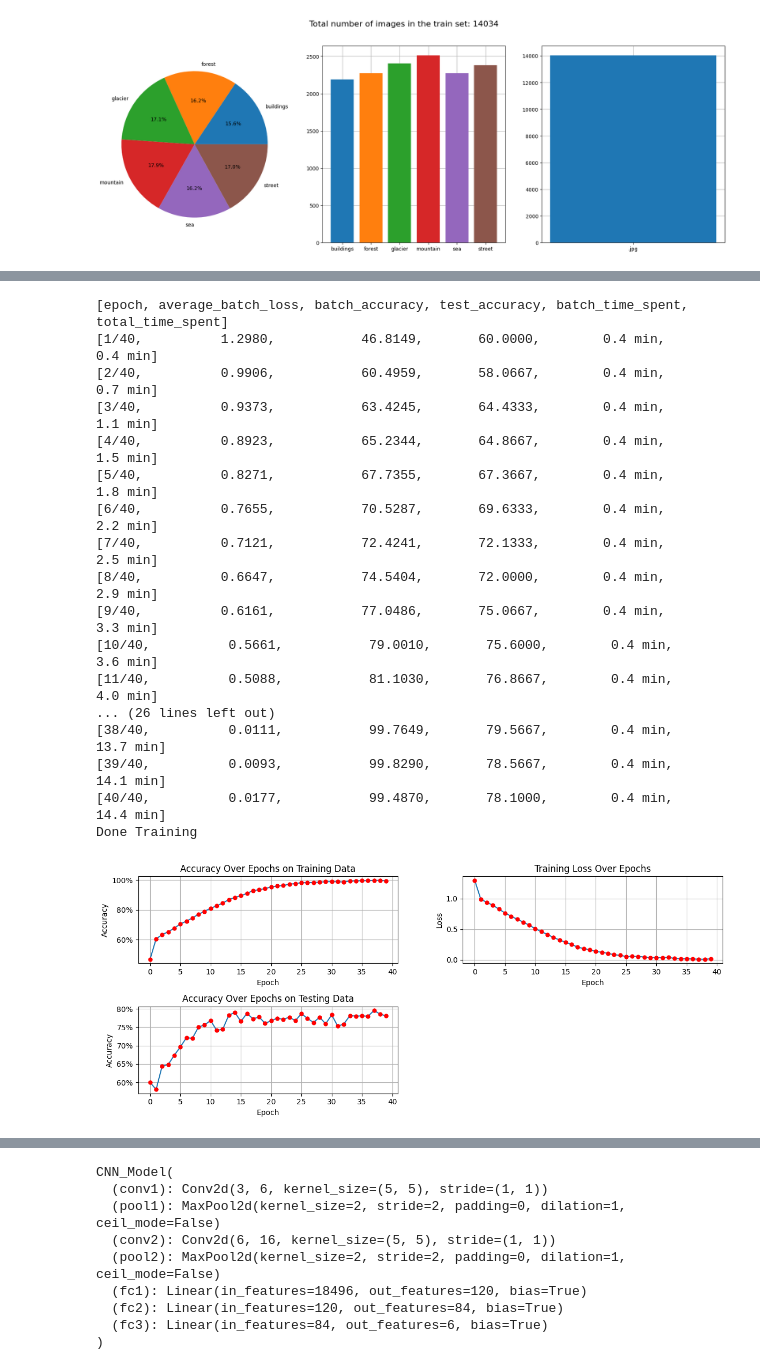
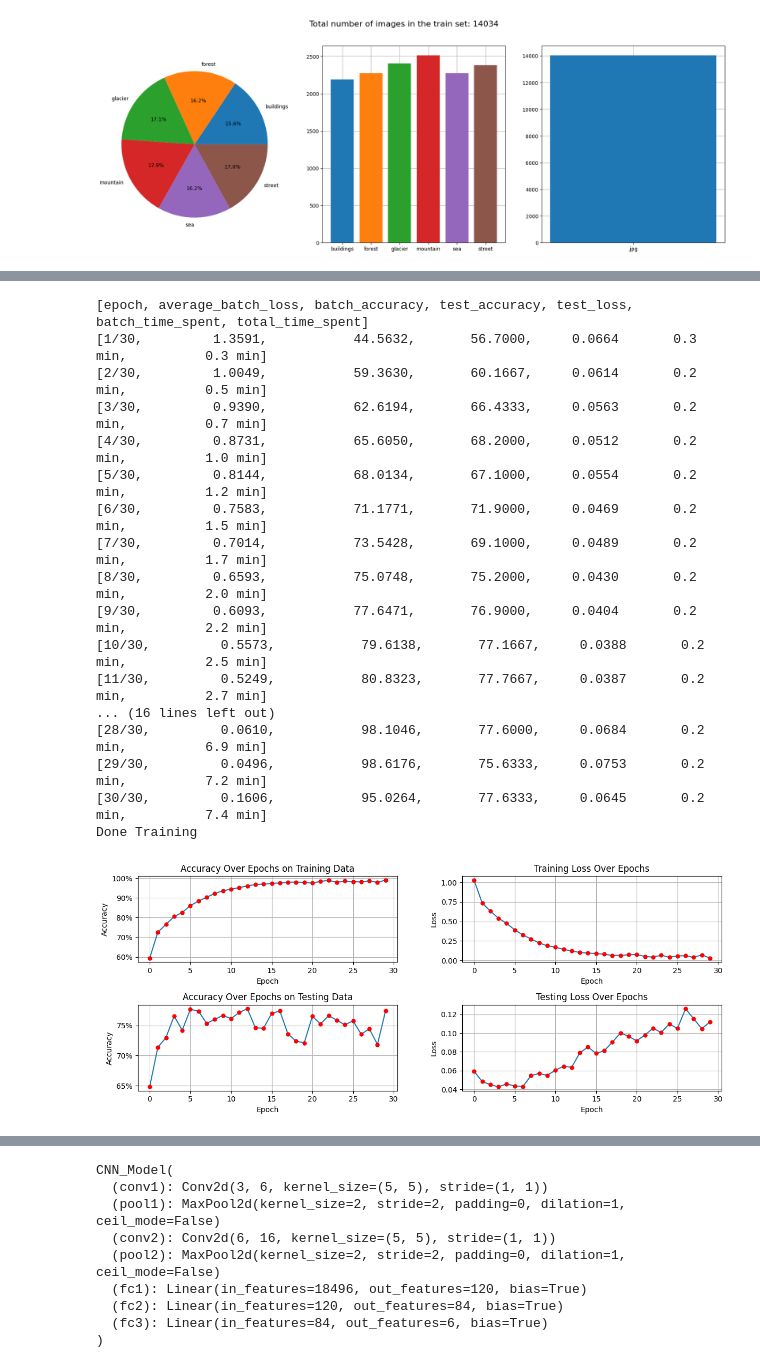
Before and after one commit to damian930/Intel_Image_Classifier, a Jupyter notebook: CNN_model.ipynb, the cells around one changed output, grey strips where cells are left out. Cells and saved outputs as stored; diff of their text form; code cells hidden in the pictures.

Commit message:
added gpu training. added model saving. have some problems with accuracy on training data. dont know what to do with it yet

```diff
--- a/CNN_model.ipynb
+++ b/CNN_model.ipynb
@@ -285,0 +280,7 @@ model = CNN_Model()
+# %%
+# Registering a gpu
+
+print(torch.cuda.get_device_properties())
+
+device = torch.device('cuda:0' if torch.cuda.is_available() else 'cpu')
+print(device)
@@ -285,0 +290,5 @@ model = CNN_Model()
+# %%
+# Creating a model and moving onto a gpu
+
+model = CNN_Model().to(device)
+print(model)
@@ -323,22 +347,19 @@ def test_model(dataloader: DataLoader) -> Tuple[Dict[str, int], Dict[str, int]]:
 # %%
 # Training the model
 
-loss_function = nn.CrossEntropyLoss()
-optimizer     = optim.SGD(params=model.parameters(), lr=0.001, momentum=0.9)
-
-n_epochs = 40
+n_epochs = 30
 
 # Using these for logging
 epoch_losses              = []
+epoch_losses_test         = []
 epoch_accuracies_on_train = []
 epoch_accuracies_on_test  = []
-
 
 # Using these for logging
 epoch_start_time    = 0
 model_training_time = 0
 
-print("[epoch, average_batch_loss, batch_accuracy, test_accuracy, batch_time_spent, total_time_spent]")
+print("[epoch, average_batch_loss, batch_accuracy, test_accuracy, test_loss, batch_time_spent, total_time_spent]")
 
 for epoch in range(n_epochs):
     epoch_start_time = time.time()
@@ -350,6 +371,10 @@ for epoch in range(n_epochs):
     total_batches       = len(train_dataloader)
 
     for inputs, labels in train_dataloader:
+
+        # Moving tensors onto a gpu
+        inputs = inputs.to(device)
+        labels = labels.to(device)
 
         # Zero the parameter gradients (Reson for it: https://medium.com/@lazyprogrammerofficial/in-pytorch-why-do-we-need-to-call-optimizer-zero-grad-8e19fdc1ad2f#:~:text=zero_grad()%20method%20is%20used,respect%20to%20the%20model%20parameters.)
         optimizer.zero_grad()
@@ -393,8 +418,9 @@ for epoch in range(n_epochs):
     epoch_accuracies_on_train.append(accuracy)
 
     # Testing current state of the model
-    (test_accuracy, each_class_correct_predictions, each_class_occurance) = test_model(test_dataloader)
+    (test_accuracy, testing_loss, each_class_correct_predictions, each_class_occurance) = test_model(test_dataloader)
     epoch_accuracies_on_test.append(test_accuracy)
+    epoch_losses_test.append(testing_loss)
 
     # =======   Wanted to also get the progression of per class accuracies =========
     # each_class_epoch_accuracy = {}
@@ -406,65 +432,67 @@ for epoch in range(n_epochs):
     epoch_time_spent_min = (time.time() - epoch_start_time) / 60
     model_training_time  += epoch_time_spent_min
 
-    print(f'[{epoch + 1}/{n_epochs},         {average_loss:.4f},           {accuracy:.4f},       {test_accuracy:.4f},        {epoch_time_spent_min:.1f} min,          {model_training_time:.1f} min]')
+    print(f'[{epoch + 1}/{n_epochs},         {average_loss:.4f},           {accuracy:.4f},       {test_accuracy:.4f},     {testing_loss:.4f}       {epoch_time_spent_min:.1f} min,          {model_training_time:.1f} min]')
 
 print('Done Training')
 # %% [output]
-[epoch, average_batch_loss, batch_accuracy, test_accuracy, batch_time_spent, total_time_spent]
-[1/40,          1.2980,           46.8149,       60.0000,        0.4 min,          0.4 min]
-[2/40,          0.9906,           60.4959,       58.0667,        0.4 min,          0.7 min]
-[3/40,          0.9373,           63.4245,       64.4333,        0.4 min,          1.1 min]
-[4/40,          0.8923,           65.2344,       64.8667,        0.4 min,          1.5 min]
-[5/40,          0.8271,           67.7355,       67.3667,        0.4 min,          1.8 min]
-[6/40,          0.7655,           70.5287,       69.6333,        0.4 min,          2.2 min]
-[7/40,          0.7121,           72.4241,       72.1333,        0.4 min,          2.5 min]
-[8/40,          0.6647,           74.5404,       72.0000,        0.4 min,          2.9 min]
-[9/40,          0.6161,           77.0486,       75.0667,        0.4 min,          3.3 min]
-[10/40,          0.5661,           79.0010,       75.6000,        0.4 min,          3.6 min]
-[11/40,          0.5088,           81.1030,       76.8667,        0.4 min,          4.0 min]
-... (26 lines left out)
-[38/40,          0.0111,           99.7649,       79.5667,        0.4 min,          13.7 min]
-[39/40,          0.0093,           99.8290,       78.5667,        0.4 min,          14.1 min]
-[40/40,          0.0177,           99.4870,       78.1000,        0.4 min,          14.4 min]
+[epoch, average_batch_loss, batch_accuracy, test_accuracy, test_loss, batch_time_spent, total_time_spent]
+[1/30,         1.3591,           44.5632,       56.7000,     0.0664       0.3 min,          0.3 min]
+[2/30,         1.0049,           59.3630,       60.1667,     0.0614       0.2 min,          0.5 min]
+[3/30,         0.9390,           62.6194,       66.4333,     0.0563       0.2 min,          0.7 min]
+[4/30,         0.8731,           65.6050,       68.2000,     0.0512       0.2 min,          1.0 min]
+[5/30,         0.8144,           68.0134,       67.1000,     0.0554       0.2 min,          1.2 min]
+[6/30,         0.7583,           71.1771,       71.9000,     0.0469       0.2 min,          1.5 min]
+[7/30,         0.7014,           73.5428,       69.1000,     0.0489       0.2 min,          1.7 min]
+[8/30,         0.6593,           75.0748,       75.2000,     0.0430       0.2 min,          2.0 min]
+[9/30,         0.6093,           77.6471,       76.9000,     0.0404       0.2 min,          2.2 min]
+[10/30,         0.5573,           79.6138,       77.1667,     0.0388       0.2 min,          2.5 min]
+[11/30,         0.5249,           80.8323,       77.7667,     0.0387       0.2 min,          2.7 min]
+... (16 lines left out)
+[28/30,         0.0610,           98.1046,       77.6000,     0.0684       0.2 min,          6.9 min]
+[29/30,         0.0496,           98.6176,       75.6333,     0.0753       0.2 min,          7.2 min]
+[30/30,         0.1606,           95.0264,       77.6333,     0.0645       0.2 min,          7.4 min]
 Done Training
 # %%
-# Displaying usefull training info
-
+# Creating 4 subplots (2x2)
 fig, ax = plt.subplots(2, 2, figsize=(12, 5))
 
 # Plotting the first graph (Training Accuracy)
 ax[0][0].plot(range(n_epochs), epoch_accuracies_on_train, marker='o',  markerfacecolor='red', markeredgecolor='None')
 ax[0][0].set_title("Accuracy Over Epochs on Training Data")
 ax[0][0].set_xlabel("Epoch")
 ax[0][0].set_ylabel("Accuracy")
 ax[0][0].yaxis.set_major_formatter(lambda x, pos: f'{int(x)}%')
 ax[0][0].grid()
 
 # Plotting the second graph (Training Loss)
 ax[0][1].plot(range(n_epochs), epoch_losses, marker='o',  markerfacecolor='red', markeredgecolor='None')
 ax[0][1].set_title("Training Loss Over Epochs")
 ax[0][1].set_xlabel("Epoch")
 ax[0][1].set_ylabel("Loss")
 ax[0][1].grid()
 
 # Protting the third graph (Testing Accuracy)
 ax[1][0].plot(range(n_epochs), epoch_accuracies_on_test, marker='o',  markerfacecolor='red', markeredgecolor='None')
 ax[1][0].set_title("Accuracy Over Epochs on Testing Data")
 ax[1][0].set_xlabel("Epoch")
 ax[1][0].set_ylabel("Accuracy")
 ax[1][0].yaxis.set_major_formatter(lambda x, pos: f'{int(x)}%')
 ax[1][0].grid()
 
+# Protting the forth graph (Testing Loss)
+ax[1][1].plot(range(n_epochs), epoch_losses_test, marker='o',  markerfacecolor='red', markeredgecolor='None')
+ax[1][1].set_title("Testing Loss Over Epochs")
+ax[1][1].set_xlabel("Epoch")
+ax[1][1].set_ylabel("Loss")
+ax[1][1].grid()
+
 # Adjusting layout to avoid overlap
 plt.tight_layout()
 plt.subplots_adjust(wspace=0.25)
-
-# Removing the 4th empty plot
-fig.delaxes(ax[1][1])
-
 plt.show()
 # %% [output]
-[figure, old version]
+[figure, new version]
 # %%
 # Visualising a couple of images from the testing set
 
```
Also changed, not shown: parts of 11 cells of this notebook, 1 other file.
